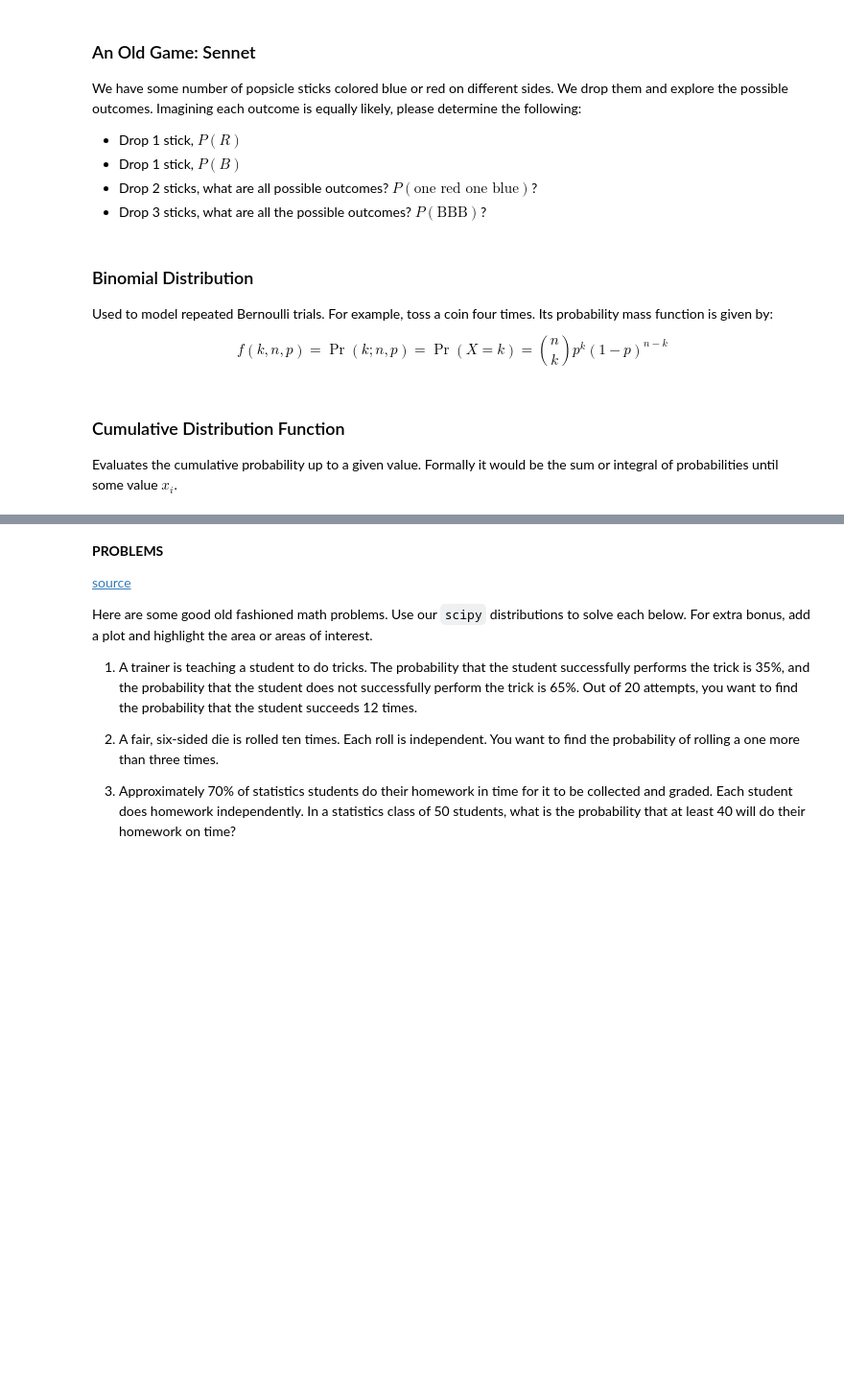
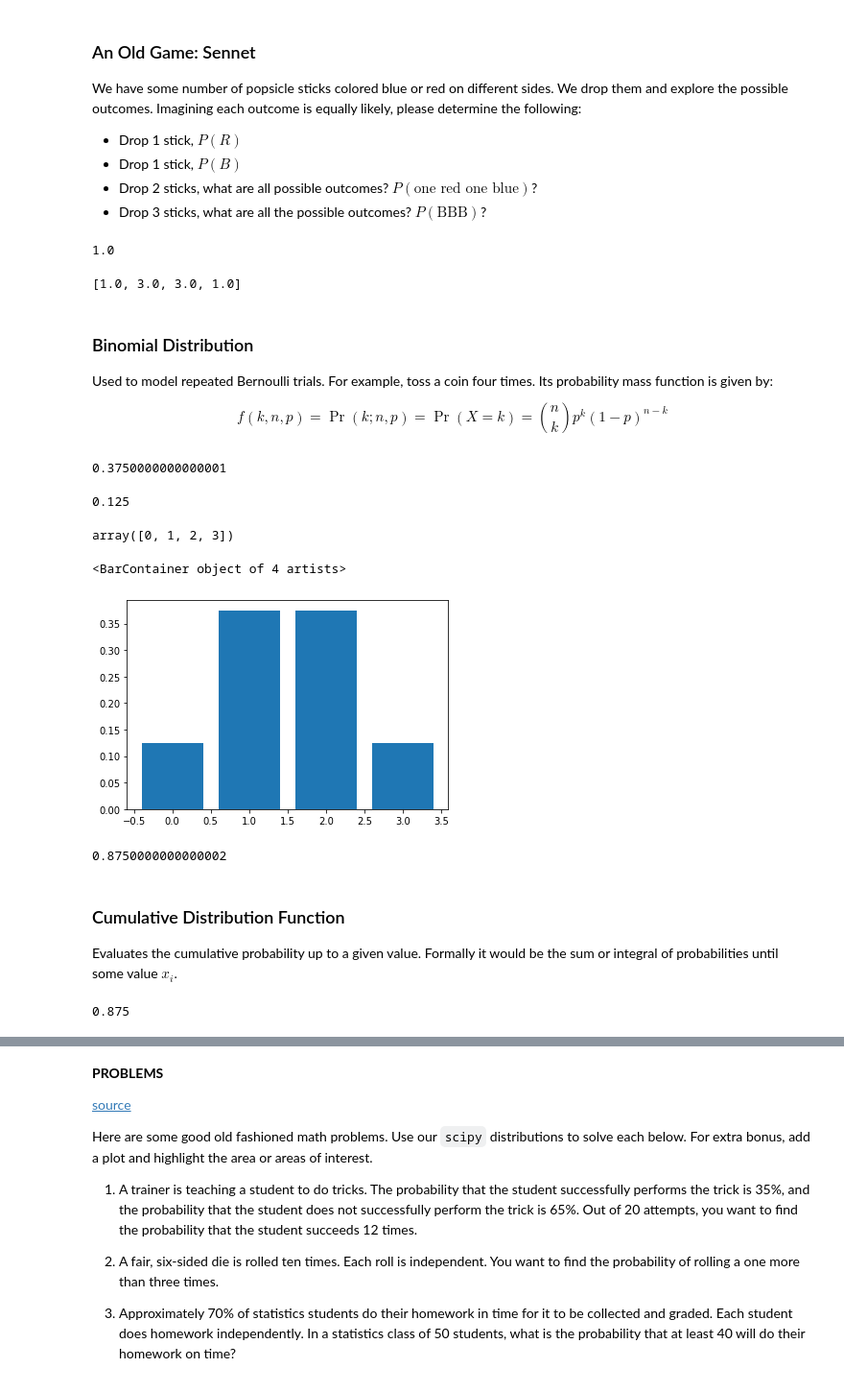
Before and after one commit to gilad247/NYU-Bootcamp, a Jupyter notebook: notebooks/module_2/2.01_probability/discrete_starter.ipynb, the cells around one changed output, grey strips where cells are left out. Shown: that part at 96% size. Cells and saved outputs as stored; diff of their text form; code cells hidden in the pictures; blank space fills up the shorter version.

```diff
--- a/notebooks/module_2/2.01_probability/discrete_starter.ipynb
+++ b/notebooks/module_2/2.01_probability/discrete_starter.ipynb
@@ -124,8 +183,14 @@ We have some number of popsicle sticks colored blue or red on different sides.
 #to land all blue
 from scipy.special import comb
 #from 3 sticks how many ways are there for 3 "successes"
+comb(3, 3)
+# %% [output]
+1.0
 # %%
 #examine outcomes for 3 coins
+[comb(3, i) for i in range(4)]
+# %% [output]
+[1.0, 3.0, 3.0, 1.0]
 # %%
 #determine probabilities for each
 # %%
@@ -141,27 +204,48 @@ $$\displaystyle f(k,n,p)=\Pr(k;n,p)=\Pr(X=k)={\binom {n}{k}}p^{k}(1-p)^{n-k}$$
+# %%
+#define binomial
+coin_flip = stats.binom(n = 3, p = 0.5)
 # %%
 #probability of 2 heads
+coin_flip.pmf(2)
+# %% [output]
+0.3750000000000001
 # %%
 #probability of 3 heads
+coin_flip.pmf(3)
+# %% [output]
+0.125
 # %%
 #define range of all possible outcomes
+x = np.arange(0, 4)
+x
+# %% [output]
+array([0, 1, 2, 3])
 # %%
 #plot pmf
+plt.bar(x, coin_flip.pmf(x))
+# %% [output]
+<BarContainer object of 4 artists>
+[figure, added]
 # %%
 #probability of no more than 2 heads
 ###p(0)
-p0 = binom.pmf(0)
+p0 = coin_flip.pmf(0)
 ###p(1)
-p1 = binom.pmf(1)
+p1 = coin_flip.pmf(1)
 ###p(2)
-p2 = binom.pmf(2)
+p2 = coin_flip.pmf(2)
 p0 + p1 + p2
+# %% [output]
+0.8750000000000002
 # %% [markdown]
 ### Cumulative Distribution Function
 
 Evaluates the cumulative probability up to a given value.  Formally it would be the sum or integral of probabilities until some value $x_i$.
 # %%
 ###Cumulative distribution function
-binom.cdf(2)
+coin_flip.cdf(2)
+# %% [output]
+0.875
 # %%
 ###plot side by side pmf and cdf
 fig, ax = plt.subplots(nrows = 1, ncols = 2, figsize = (15, 4))
```
Also changed, not shown: parts of 24 cells of this notebook, 9 other files.
